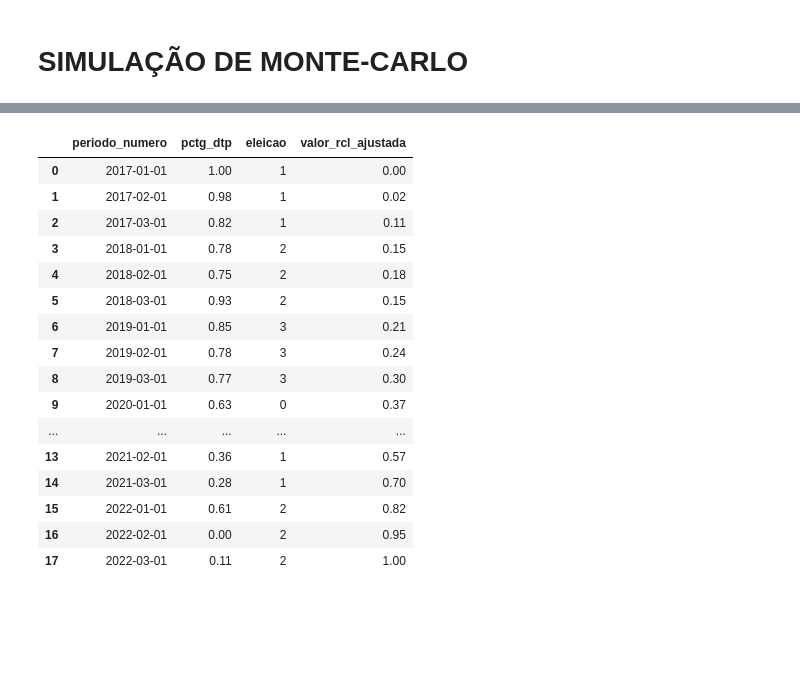
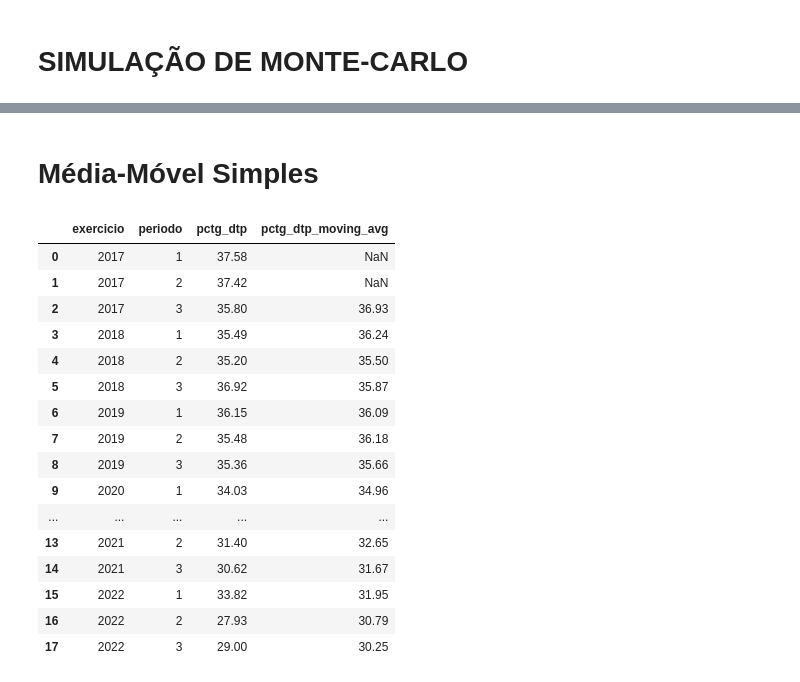
Before and after one commit to DeboraOliver/forecasting_siconfi_dtp, a Jupyter notebook: PROJETO.ipynb, the cells around one changed output, grey strips where cells are left out. Saved outputs shown, nothing was run; the diff lists cells and outputs as text; code cells hidden in the pictures; blank space fills up the shorter version.

```diff
--- a/PROJETO.ipynb
+++ b/PROJETO.ipynb
@@ -377,20 +228,29 @@ plt.show()
-# %%
-df
-# %% [output]
-|  | periodo_numero | pctg_dtp | eleicao | valor_rcl_ajustada |
-| 0 | 2017-01-01 | 1.00 | 1 | 0.00 |
-| 1 | 2017-02-01 | 0.98 | 1 | 0.02 |
-| 2 | 2017-03-01 | 0.82 | 1 | 0.11 |
-| 3 | 2018-01-01 | 0.78 | 2 | 0.15 |
-| 4 | 2018-02-01 | 0.75 | 2 | 0.18 |
-| 5 | 2018-03-01 | 0.93 | 2 | 0.15 |
-| 6 | 2019-01-01 | 0.85 | 3 | 0.21 |
-| 7 | 2019-02-01 | 0.78 | 3 | 0.24 |
-| 8 | 2019-03-01 | 0.77 | 3 | 0.30 |
-| 9 | 2020-01-01 | 0.63 | 0 | 0.37 |
-| ... | ... | ... | ... | ... |
-| 13 | 2021-02-01 | 0.36 | 1 | 0.57 |
-| 14 | 2021-03-01 | 0.28 | 1 | 0.70 |
-| 15 | 2022-01-01 | 0.61 | 2 | 0.82 |
-| 16 | 2022-02-01 | 0.00 | 2 | 0.95 |
-| 17 | 2022-03-01 | 0.11 | 2 | 1.00 |
+# %% [markdown]
+# Média-Móvel Simples
+# %%
+df_mma = df[['exercicio','periodo','pctg_dtp']]
+
+#Quanto maior a janela, mais suavizada será a série temporal, mas também haverá um atraso maior na detecção de mudanças de tendência.
+window_size = 3
+
+df_mma['pctg_dtp_moving_avg'] = df_mma['pctg_dtp'].rolling(window=window_size).mean()
+
+df_mma
+# %% [output]
+|  | exercicio | periodo | pctg_dtp | pctg_dtp_moving_avg |
+| 0 | 2017 | 1 | 37.58 | NaN |
+| 1 | 2017 | 2 | 37.42 | NaN |
+| 2 | 2017 | 3 | 35.80 | 36.93 |
+| 3 | 2018 | 1 | 35.49 | 36.24 |
+| 4 | 2018 | 2 | 35.20 | 35.50 |
+| 5 | 2018 | 3 | 36.92 | 35.87 |
+| 6 | 2019 | 1 | 36.15 | 36.09 |
+| 7 | 2019 | 2 | 35.48 | 36.18 |
+| 8 | 2019 | 3 | 35.36 | 35.66 |
+| 9 | 2020 | 1 | 34.03 | 34.96 |
+| ... | ... | ... | ... | ... |
+| 13 | 2021 | 2 | 31.40 | 32.65 |
+| 14 | 2021 | 3 | 30.62 | 31.67 |
+| 15 | 2022 | 1 | 33.82 | 31.95 |
+| 16 | 2022 | 2 | 27.93 | 30.79 |
+| 17 | 2022 | 3 | 29.00 | 30.25 |
```
Also changed, not shown: parts of 8 cells of this notebook.
